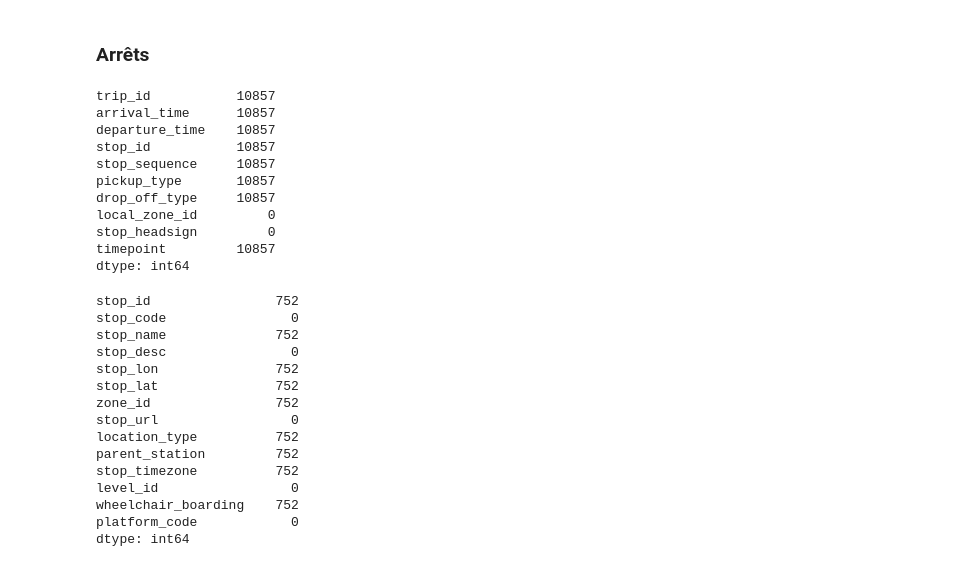
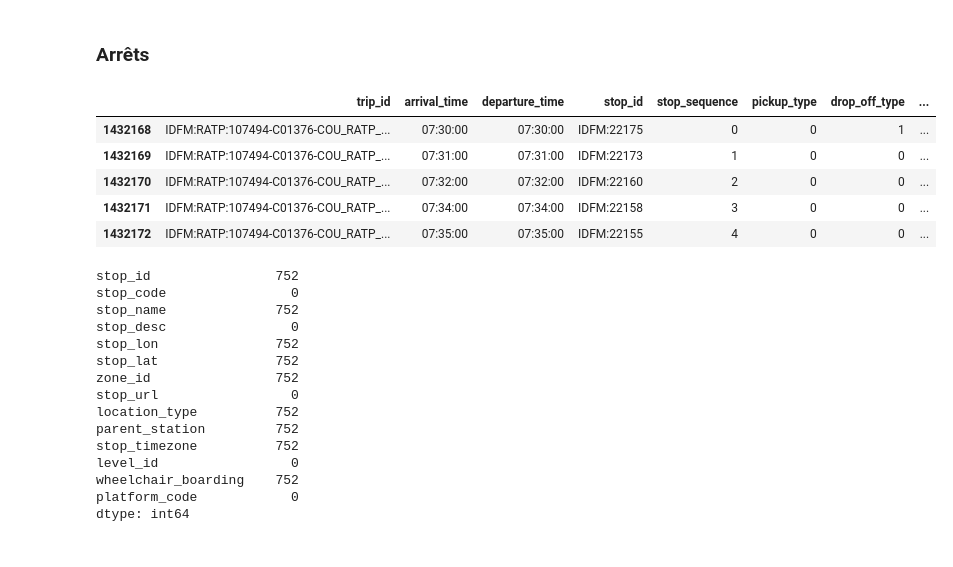
Before and after one commit to Herador/mastercamp-projet-it, a Jupyter notebook: data/creation_graphe.ipynb, the cells around one changed output. Saved outputs shown, nothing was run; the diff lists cells and outputs as text; code cells hidden in the pictures.

```diff
--- a/data/creation_graphe.ipynb
+++ b/data/creation_graphe.ipynb
@@ -51,21 +43,17 @@ selected_trips.head()
 # %% [markdown]
 ### Arrêts
 # %%
+# On filtre les stop_times pour ne garder que ceux correspondants aux parcours sélectionnés
 stop_times = stop_times[stop_times['trip_id'].isin(selected_trips['trip_id'])]
 stop_times = stop_times.sort_values(['trip_id', 'stop_sequence'])
-stop_times.count()
+stop_times.head()
 # %% [output]
-trip_id           10857
-arrival_time      10857
-departure_time    10857
-stop_id           10857
-stop_sequence     10857
-pickup_type       10857
-drop_off_type     10857
-local_zone_id         0
-stop_headsign         0
-timepoint         10857
-dtype: int64
+|  | trip_id | arrival_time | departure_time | stop_id | stop_sequence | pickup_type | drop_off_type | ... |
+| 1432168 | IDFM:RATP:107494-C01376-COU_RATP_... | 07:30:00 | 07:30:00 | IDFM:22175 | 0 | 0 | 1 | ... |
+| 1432169 | IDFM:RATP:107494-C01376-COU_RATP_... | 07:31:00 | 07:31:00 | IDFM:22173 | 1 | 0 | 0 | ... |
+| 1432170 | IDFM:RATP:107494-C01376-COU_RATP_... | 07:32:00 | 07:32:00 | IDFM:22160 | 2 | 0 | 0 | ... |
+| 1432171 | IDFM:RATP:107494-C01376-COU_RATP_... | 07:34:00 | 07:34:00 | IDFM:22158 | 3 | 0 | 0 | ... |
+| 1432172 | IDFM:RATP:107494-C01376-COU_RATP_... | 07:35:00 | 07:35:00 | IDFM:22155 | 4 | 0 | 0 | ... |
 # %%
 def to_seconds(t):
     h, m, s = map(int, t.split(":"))
```
Also changed, not shown: parts of 16 cells of this notebook, 5 other files.
